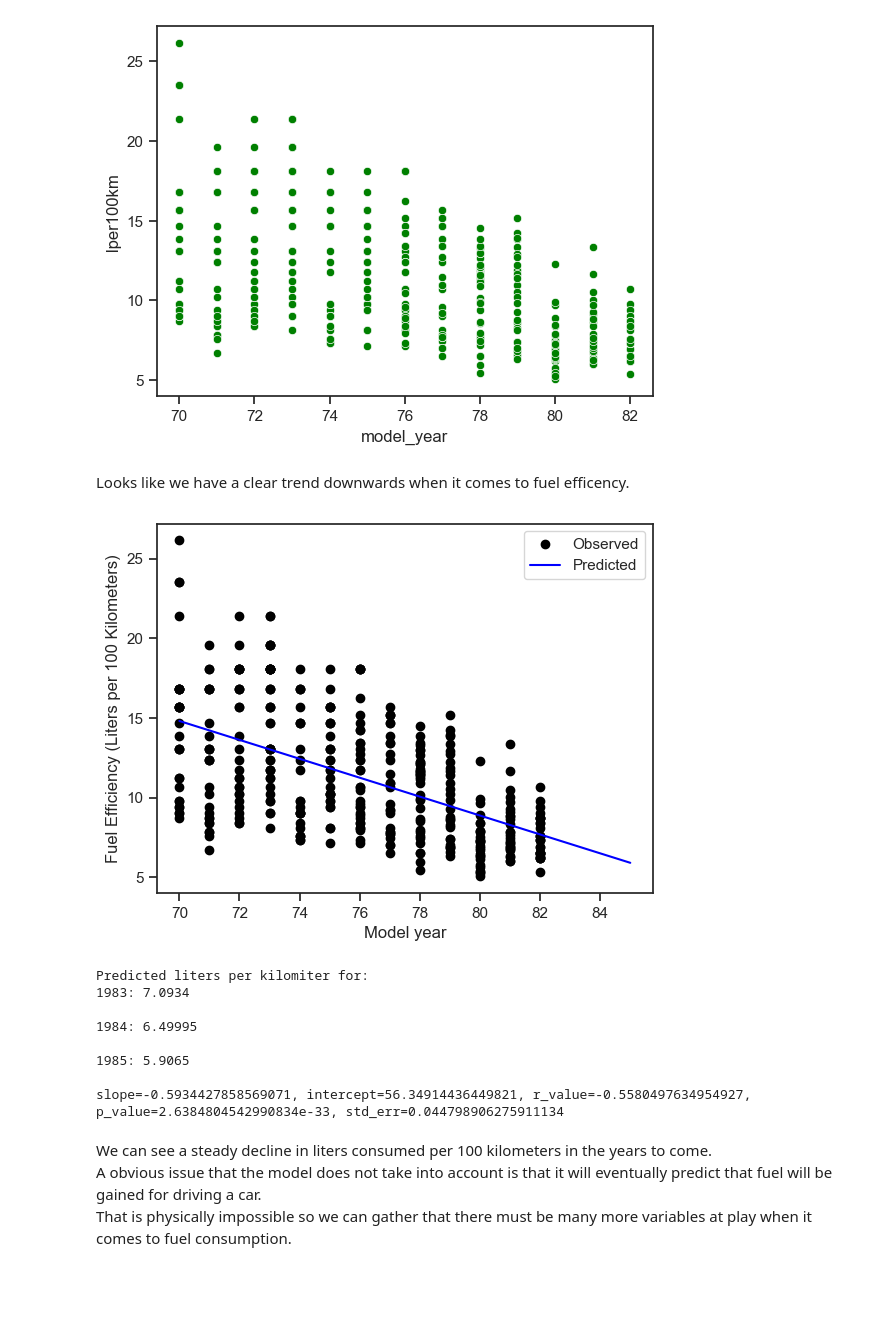
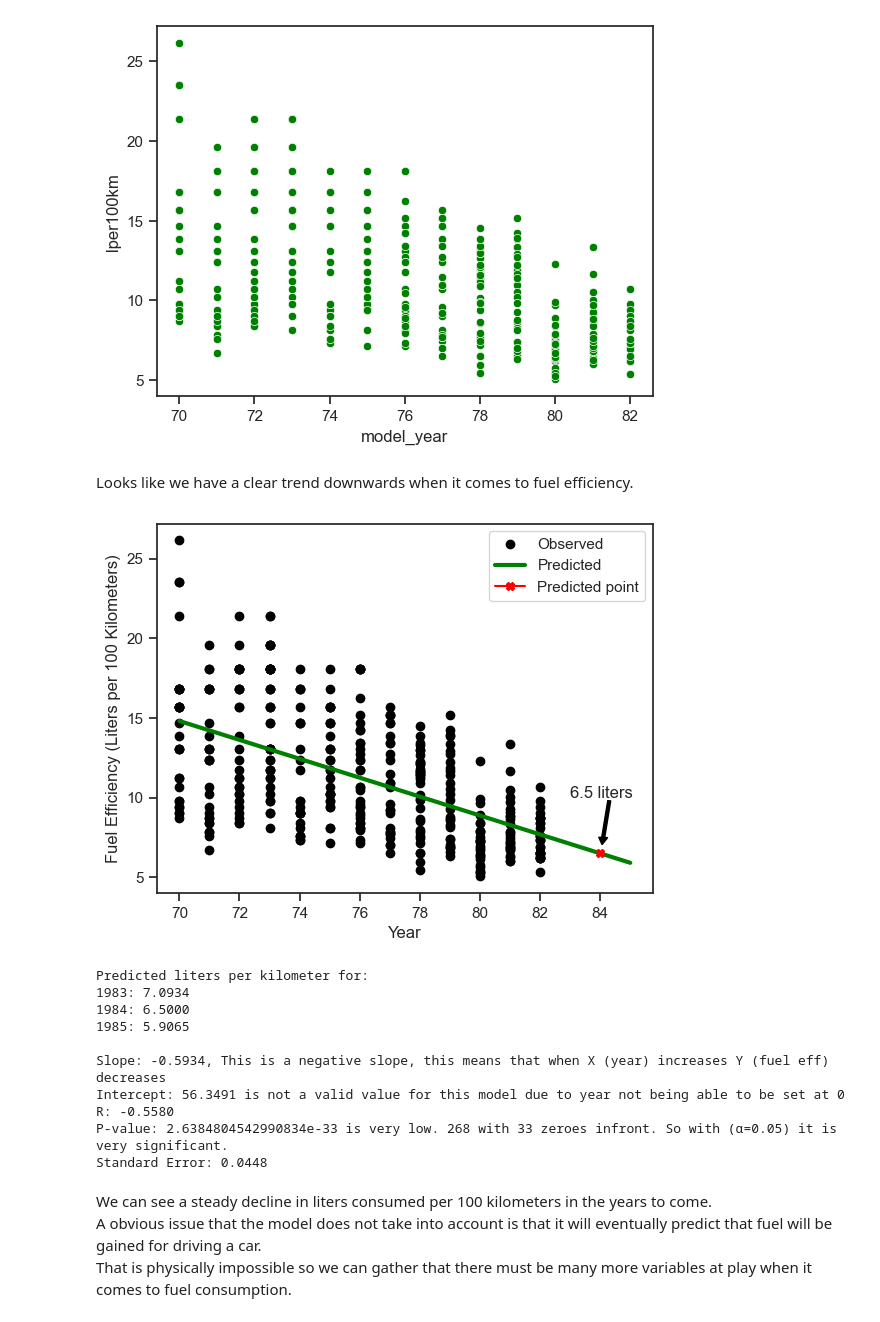
Before and after one commit to Rufshod/Statistical_Analysis_Alexander_Andersson, a Jupyter notebook: Lab/Lab_cars.ipynb, the cells around one changed output. Cells and saved outputs as stored; diff of their text form; code cells hidden in the pictures; blank space fills up the shorter version.

Commit message:
Cleaned up prediction

```diff
--- a/Lab/Lab_cars.ipynb
+++ b/Lab/Lab_cars.ipynb
@@ -192,52 +189,71 @@ sns.scatterplot(cars, x = "model_year", y= "lper100km", color="green");
 # %% [output]
 [figure]
 # %% [markdown]
-Looks like we have a clear trend downwards when it comes to fuel efficency.
+Looks like we have a clear trend downwards when it comes to fuel efficiency.
 # %%
 from sklearn.linear_model import LinearRegression
 import matplotlib.pyplot as plt
 import numpy as np
 import pandas as pd
 from scipy import stats
 
 
 # Train the linear regression model on the dataset
 model = LinearRegression()
 X = cars["model_year"].values.reshape(-1, 1)
 y = cars["lper100km"].values
 model.fit(X, y)
 
 # Fit the linear regression model
 slope, intercept, r_value, p_value, std_err = stats.linregress(X.flatten(), y)
 
 # Create a range of future model years
-future_model_years = np.arange(df["model_year"].min(), df["model_year"].max() + 4, 1).reshape(-1, 1)
+future_model_years = np.arange(
+    df["model_year"].min(), df["model_year"].max() + 4, 1
+).reshape(-1, 1)
 
-# Predict the lp100km for future model years
+# Predict the lp100km for future years
 future_predictions = slope * future_model_years + intercept
 pred_years = np.array([[83], [84], [85], [95]])
 pred_lp100km = model.predict(pred_years)
 # Create a scatter plot with the regression line
-plt.scatter(cars["model_year"], y, label="Observed", color = "black")
-plt.plot(future_model_years, future_predictions, color="blue", label="Predicted")
-plt.xlabel("Model year")
+plt.scatter(cars["model_year"], y, label="Observed", color="black")
+plt.plot(
+    future_model_years,
+    future_predictions,
+    color="Green",
+    label="Predicted",
+    linewidth=3,
+)
+plt.plot(84, 6.5, marker="X", color="red", label="Predicted point")
+plt.text(83, 10, "6.5 liters", fontsize=12),
+plt.arrow(84.3, 9.8, -0.2, -2.3, color="black", width = 0.1)
+plt.xlabel("Year")
 plt.ylabel("Fuel Efficiency (Liters per 100 Kilometers)")
 plt.legend()
 plt.show()
-print("Predicted liters per kilomiter for: \n1983:", round(pred_lp100km[0],4))
-print("\n1984:", round(pred_lp100km[1],5))
-print("\n1985:", round(pred_lp100km[2],4))
-print(f"\n{slope=}, {intercept=}, {r_value=}, {p_value=}, {std_err=}")
+# Printing out
+print(
+    f"Predicted liters per kilometer for: \n1983: {pred_lp100km[0]:.4f}\n1984: {pred_lp100km[1]:.4f}\n1985: {pred_lp100km[2]:.4f}"
+)
+print(
+    f"\nSlope: {slope:.4f}, This is a negative slope, this means that when X (year) increases Y (fuel eff) decreases \nIntercept: {intercept:.4f} is not a valid value for this model due to year not being able to be set at 0 \nR: {r_value:.4f}  \nP-value: {p_value} is very low. 268 with 33 zeroes infront. So with (\u03B1=0.05) it is very significant. \nStandard Error: {std_err:.4f}"
+)
+# Intercept is not valuable in this example due to years not being able to be set to 0 Intercept simply anchors the regression line in the right place
+# Regression coefieccent is tied to how many "points" will change each aditional year.
+# P-value is not statistically significant.
 # %% [output]
-[figure, old version]
+[figure, new version]
-Predicted liters per kilomiter for:
+Predicted liters per kilometer for:
 1983: 7.0934
-
-1984: 6.49995
-
+1984: 6.5000
 1985: 5.9065
 
-slope=-0.5934427858569071, intercept=56.34914436449821, r_value=-0.5580497634954927, p_value=2.6384804542990834e-33, std_err=0.044798906275911134
+Slope: -0.5934, This is a negative slope, this means that when X (year) increases Y (fuel eff) decreases
+Intercept: 56.3491 is not a valid value for this model due to year not being able to be set at 0
+R: -0.5580
+P-value: 2.6384804542990834e-33 is very low. 268 with 33 zeroes infront. So with (α=0.05) it is very significant.
+Standard Error: 0.0448
 # %% [markdown]
 We can see a steady decline in liters consumed per 100 kilometers in the years to come.
 A obvious issue that the model does not take into account is that it will eventually predict that fuel will be gained for driving a car.
```
Also changed, not shown: parts of 4 cells of this notebook, 2 other files.
